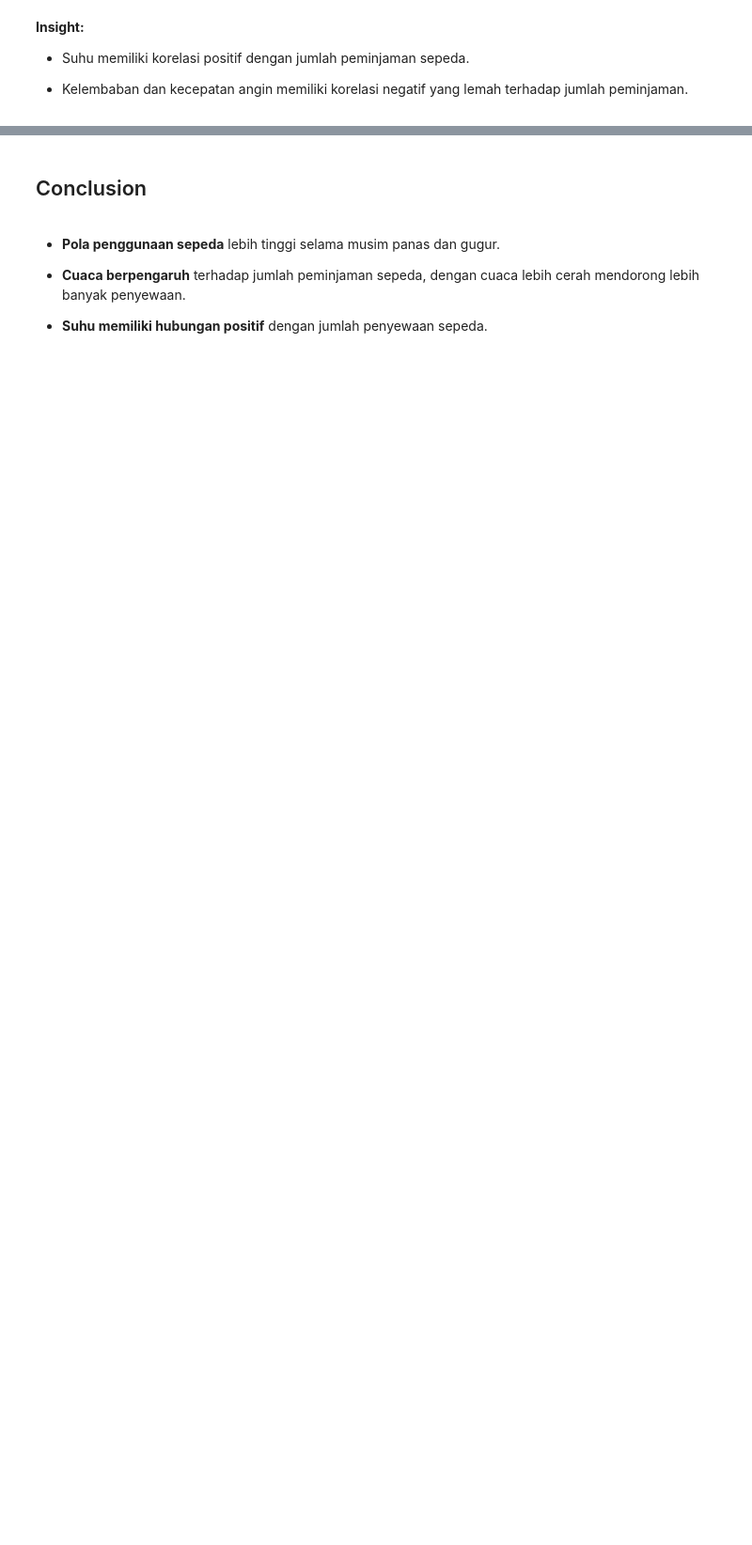
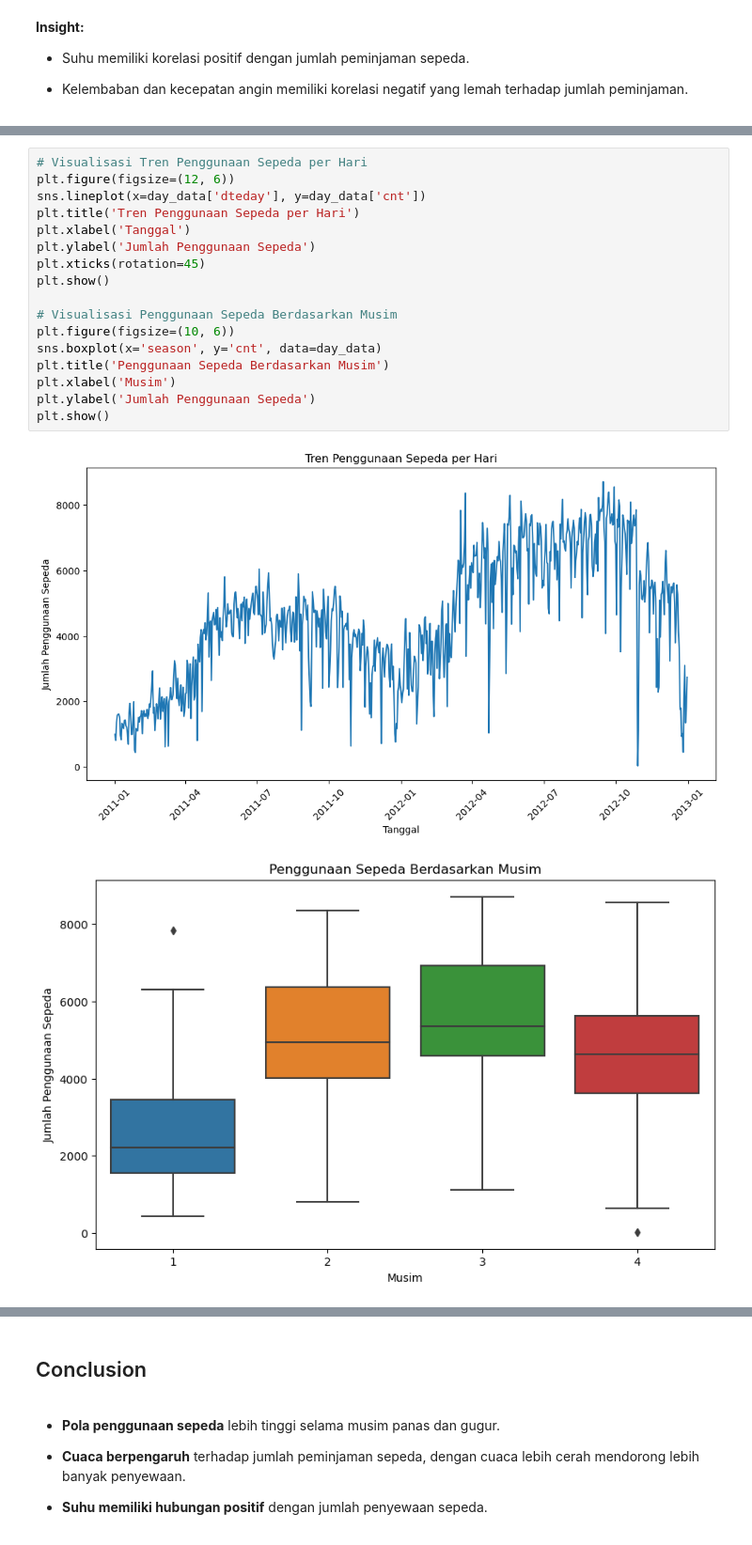
Before and after one commit to TrizzlyGH/DatSci-Dicoding-Nasywan, a Jupyter notebook: notebook.ipynb, the cells around one changed output, grey strips where cells are left out. Shown at 94% size. Drawn from its saved outputs; the diff is of its cells as text; blank space fills up the shorter version.

```diff
--- a/notebook.ipynb
+++ b/notebook.ipynb
@@ -208,0 +280,20 @@ plt.show()
+# %%
+# Visualisasi Tren Penggunaan Sepeda per Hari
+plt.figure(figsize=(12, 6))
+sns.lineplot(x=day_data['dteday'], y=day_data['cnt'])
+plt.title('Tren Penggunaan Sepeda per Hari')
+plt.xlabel('Tanggal')
+plt.ylabel('Jumlah Penggunaan Sepeda')
+plt.xticks(rotation=45)
+plt.show()
+
+# Visualisasi Penggunaan Sepeda Berdasarkan Musim
+plt.figure(figsize=(10, 6))
+sns.boxplot(x='season', y='cnt', data=day_data)
+plt.title('Penggunaan Sepeda Berdasarkan Musim')
+plt.xlabel('Musim')
+plt.ylabel('Jumlah Penggunaan Sepeda')
+plt.show()
+# %% [output]
+[figure, added]
+[figure, added]
```
Also changed, not shown: parts of 25 cells of this notebook, 1 other file.
